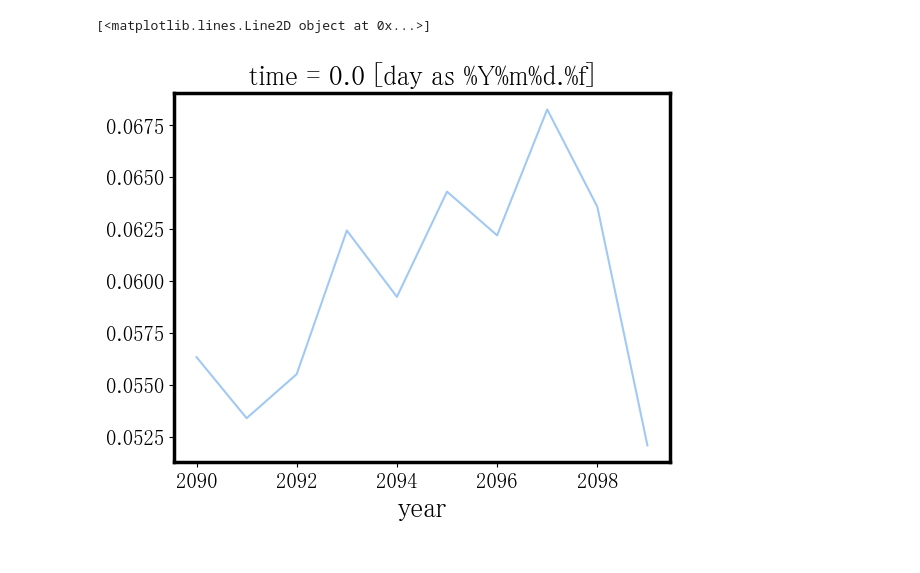
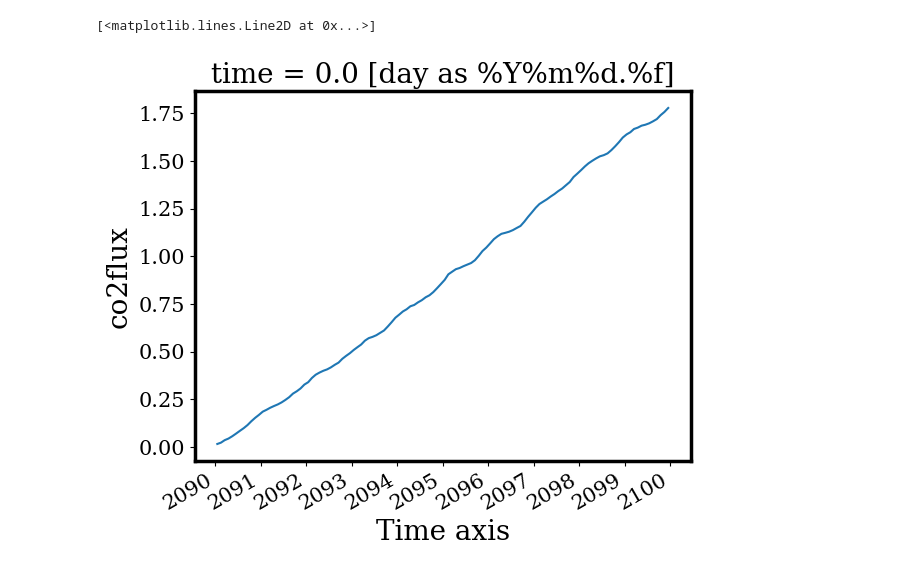
Before and after one commit to chiaraciscato/2026_ciscato_oae_seasonality, a Jupyter notebook: scripts/es_efficiency.ipynb, the cells around one changed output. Saved outputs shown, nothing was run; the diff lists cells and outputs as text; code cells hidden in the pictures.

```diff
--- a/scripts/es_efficiency.ipynb
+++ b/scripts/es_efficiency.ipynb
@@ -37,15 +33,15 @@ def es_efficiency(carbon, c_var, alkalinity, a_var):
 # %%
-path = '/Users/chiaraciscato/Desktop/GEOMAR/2025_ciscato_oae_seasonality/last_decade/'
+path = '/Users/chiaraciscato/Desktop/GEOMAR/2025_ciscato_oae_seasonality/datasets/last_decade/'
 
 # CO2 datasets
 
-co2flux_base = xr.open_dataset(path+'co2flux_base26.nc')
-co2flux_oae = xr.open_dataset(path+'co2flux_oae26.nc')
+co2flux_base = xr.open_dataset(path+'co2flux_baseline_126.nc')
+co2flux_oae = xr.open_dataset(path+'co2flux_oae_126.nc')
 
 # DIC datasets
 
-dic_base = xr.open_dataset(path+'dic_base70.nc')
-dic_oae = xr.open_dataset(path+'/dic_oae70.nc')
+dic_base = xr.open_dataset(path+'dic_baseline_370.nc')
+dic_oae = xr.open_dataset(path+'/dic_oae_370.nc')
 # %%
 # years = list(range(2014,2105,1))
 # for i in years:
@@ -110,11 +108,11 @@ dic_integral = (dic_change.groupby("time_counter.year").mean("time_counter"))
 # co2 flux change integral
 
 co2flux_change = co2flux_oae - co2flux_base
-                                                       # kg>g    g>mol     s>y                   m2>-
-co2flux_change['co2flux'] = (co2flux_change['co2flux'] * 1000 / 44.009 * 31536000 * ocean_slice).sum(dim=['x','y']) # mol y-1
-co2flux_change = co2flux_change.groupby("time_counter.year").mean("time_counter")
+#                                                        # kg>g    g>mol     s>y                   m2>-
+# co2flux_change['co2flux'] = (co2flux_change['co2flux'] * 1000 / 44.009 * 31536000 * ocean_slice).sum(dim=['x','y']) # mol y-1
+# co2flux_change = co2flux_change.groupby("time_counter.year").mean("time_counter")
-# %%
-es_efficiency(-co2flux_change, 'co2flux', alk_change, 'alk_flux')
-# %% [output]
-[<matplotlib.lines.Line2D object at 0x...>]
-[figure, removed]
+# %%
+(-co2flux_change * 1000 / 44.009 * 31536000 * ocean_slice * 1.e-15).sum(dim=['x','y'])['co2flux'].cumsum().plot()
+# %% [output]
+[<matplotlib.lines.Line2D at 0x...>]
+[figure, added]
```
Also changed, not shown: parts of 9 cells of this notebook, 6 other files.
